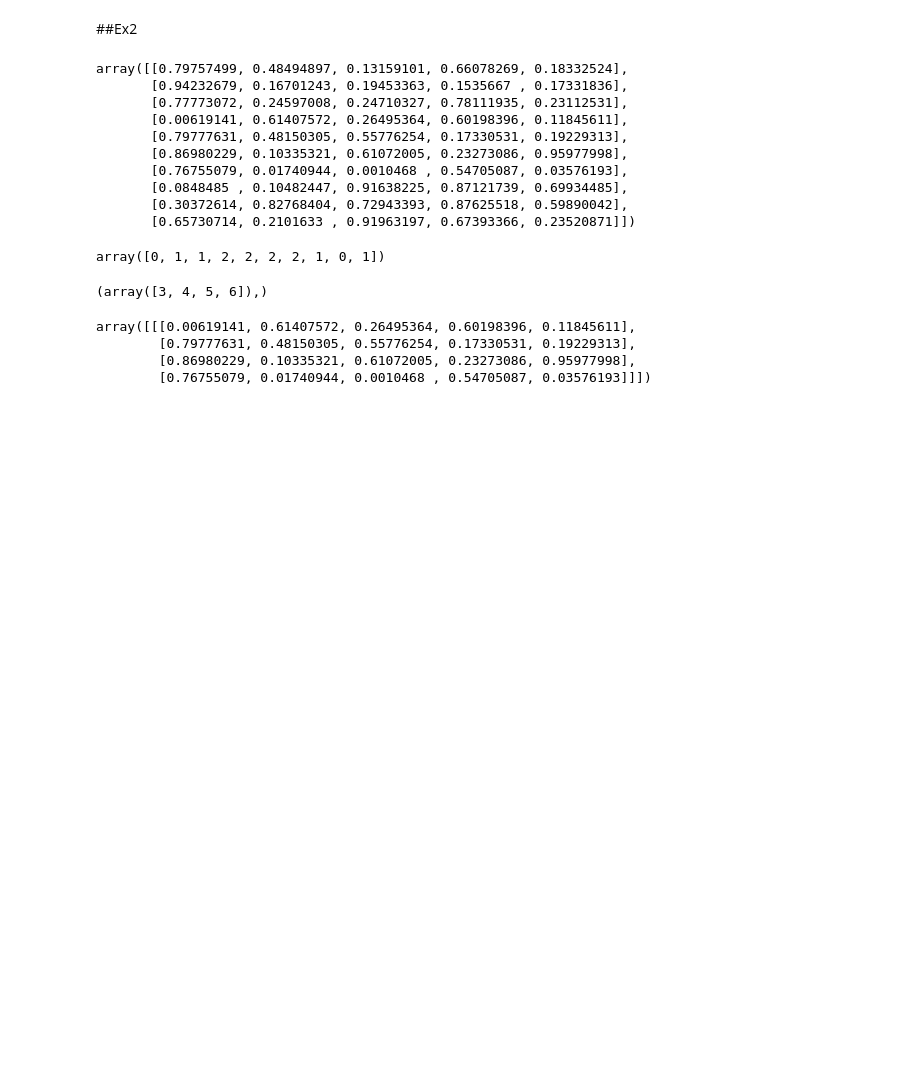
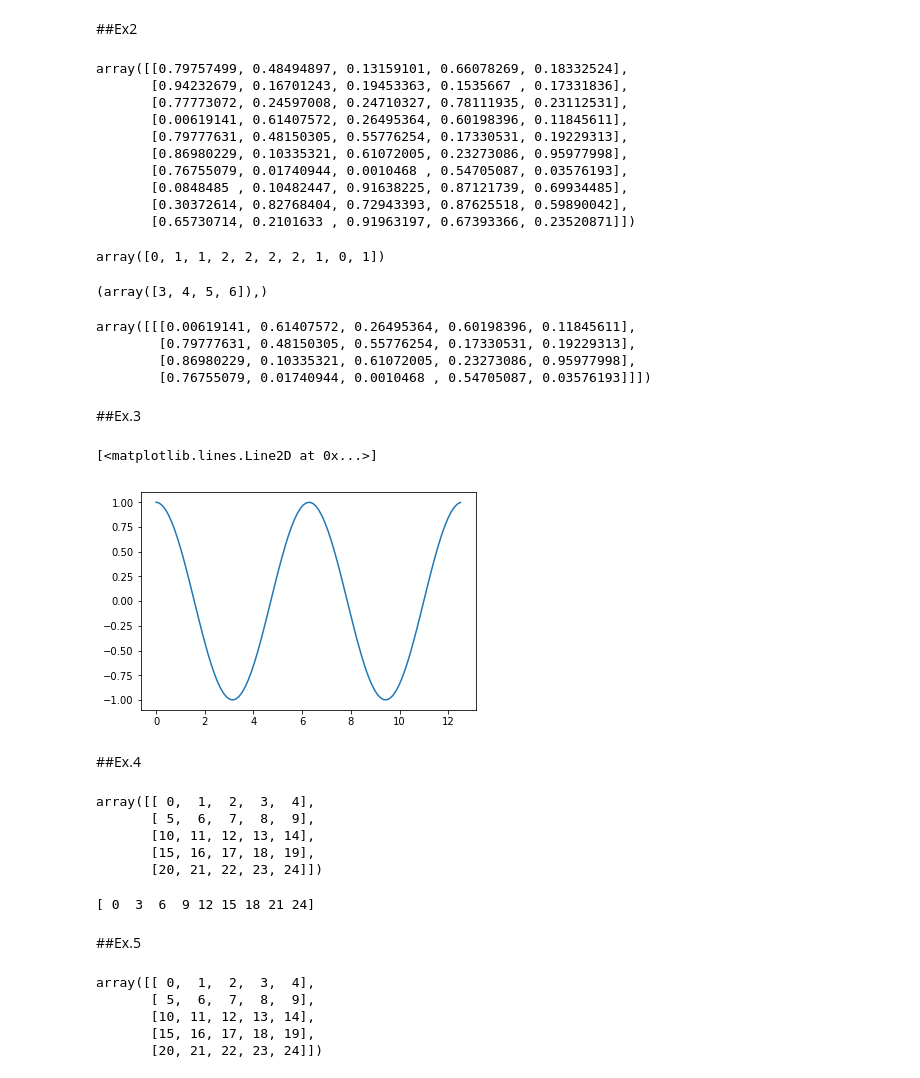
Before and after one commit to chanchanchann/DW, a Jupyter notebook: Untitled0.ipynb, the cells around one changed output. Drawn from its saved outputs; the diff is of its cells as text; code cells hidden in the pictures; blank space fills up the shorter version.

```diff
--- a/Untitled0.ipynb
+++ b/Untitled0.ipynb
@@ -122,3 +122,40 @@ array([[[0.00619141, 0.61407572, 0.26495364, 0.60198396, 0.11845611],
         [0.79777631, 0.48150305, 0.55776254, 0.17330531, 0.19229313],
         [0.86980229, 0.10335321, 0.61072005, 0.23273086, 0.95977998],
         [0.76755079, 0.01740944, 0.0010468 , 0.54705087, 0.03576193]]])
+# %% [markdown]
+##Ex.3
+# %%
+import numpy as np
+import matplotlib.pyplot as plt
+x = np.linspace(0,12.5,100)
+y = np.cos(x)
+plt.plot(x,y)
+# %% [output]
+[<matplotlib.lines.Line2D at 0x...>]
+[figure, added]
+# %% [markdown]
+##Ex.4
+# %%
+np_test = np.arange(25).reshape(5,5)
+np_test
+# %% [output]
+array([[ 0,  1,  2,  3,  4],
+       [ 5,  6,  7,  8,  9],
+       [10, 11, 12, 13, 14],
+       [15, 16, 17, 18, 19],
+       [20, 21, 22, 23, 24]])
+# %%
+print(np_test[np.mod(np_test, 3)==0].reshape(-1))
+# %% [output]
+[ 0  3  6  9 12 15 18 21 24]
+# %% [markdown]
+##Ex.5
+# %%
+np_test = np.arange(25).reshape(5,5)
+np_test
+# %% [output]
+array([[ 0,  1,  2,  3,  4],
+       [ 5,  6,  7,  8,  9],
+       [10, 11, 12, 13, 14],
+       [15, 16, 17, 18, 19],
+       [20, 21, 22, 23, 24]])
```
Also changed, not shown: parts of 17 cells of this notebook.
